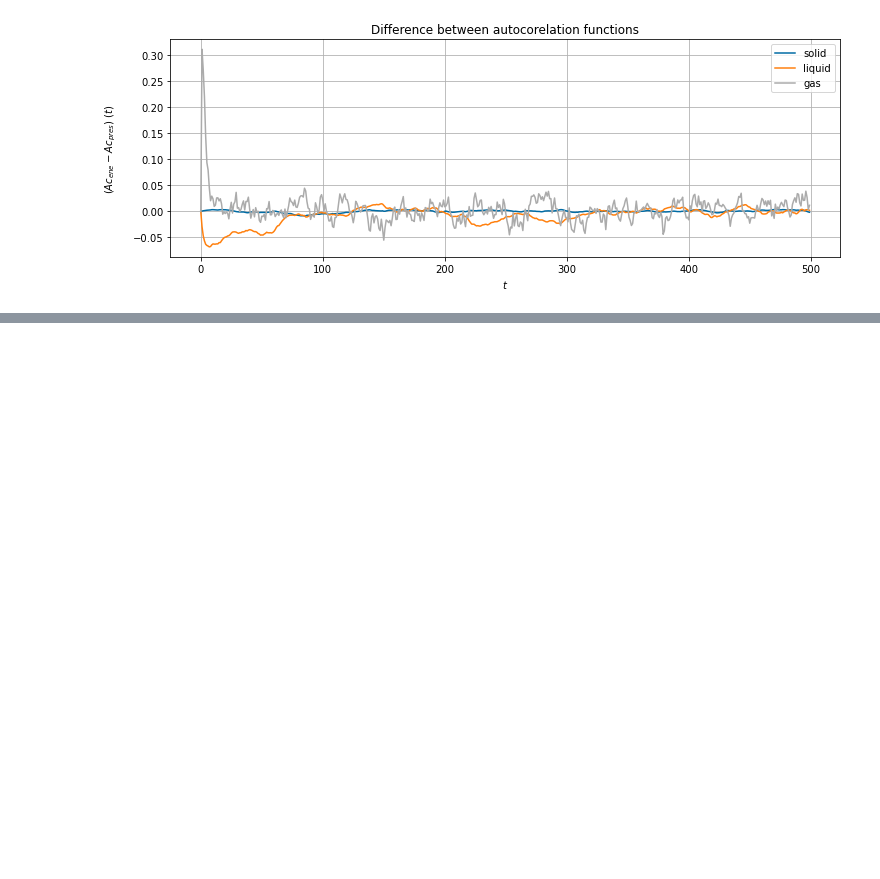
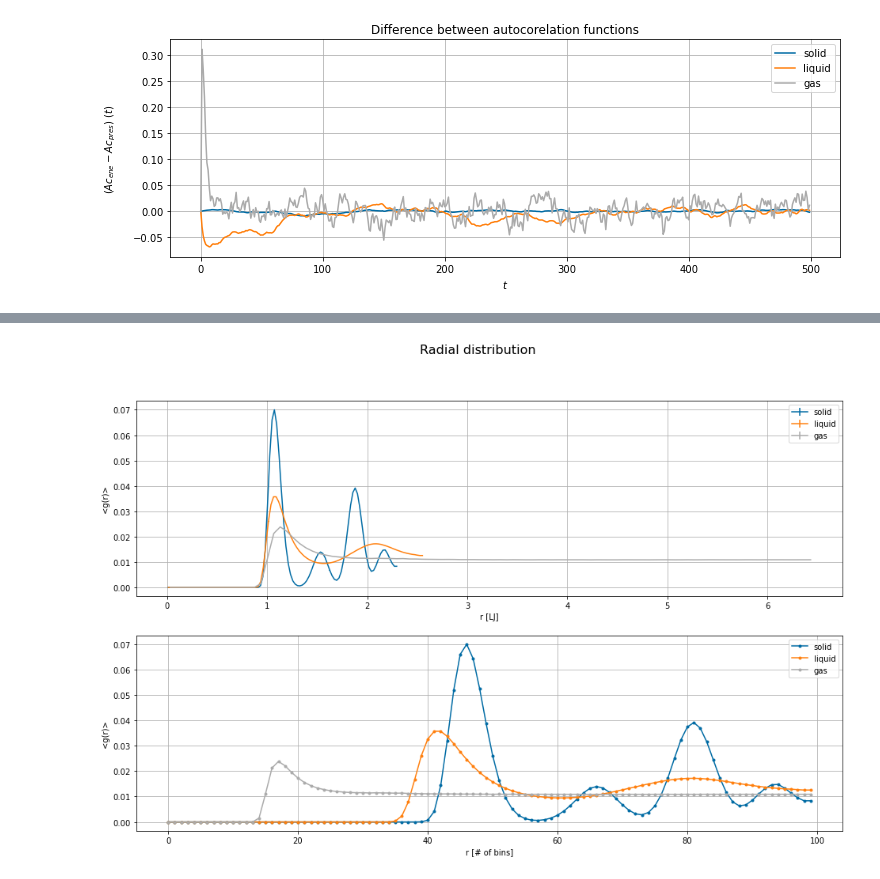
Before and after one commit to angelariva/Numerical-Simulation-Lab, a Jupyter notebook: exercise07/exercise07.ipynb, the cells around one changed output, grey strips where cells are left out. Drawn from its saved outputs; the diff is of its cells as text; code cells hidden in the pictures; blank space fills up the shorter version.

```diff
--- a/exercise07/exercise07.ipynb
+++ b/exercise07/exercise07.ipynb
@@ -241,21 +224,0 @@ pl.show()
-# %%
-pl.figure(figsize=(16,10))
-
-for k in range (2):
-    pl.subplot(2,1,k+1)
-    for state in lab_state:
-        g = np.loadtxt('ex7.4/'+ state + '/results/gave.dat')
-        r = np.loadtxt('ex7.4/' + state + '/results/binning.dat')
-        g_err = np.loadtxt('ex7.4/' + state + '/results/gerr.dat')
-        if k==0:
-            pl.errorbar(r[-1],g[-1],yerr=g_err[-1], label=state)
-            pl.xlabel("r [LJ]")
-        else:
-            pl.plot(g[-1], label=state, marker='.')
-            pl.xlabel("r [# of blocks]")
-
-    pl.legend(loc='best')
-    pl.grid(True)
-    pl.ylabel("<g(r)>")
-pl.suptitle("Radial distribution", size='16')
-pl.show()
@@ -317,0 +286,23 @@ pl.show()
+# %%
+pl.figure(figsize=(16,10))
+
+for k in range (2):
+    pl.subplot(2,1,k+1)
+    for state in lab_state:
+        g = np.loadtxt('ex7.2/'+ state + '/results/gave.dat')
+        r = np.loadtxt('ex7.2/' + state + '/results/binning.dat')
+        g_err = np.loadtxt('ex7.2/' + state + '/results/gerr.dat')
+        if k==0:
+            pl.errorbar(r[-1],g[-1],yerr=g_err[-1], label=state)
+            pl.xlabel("r [LJ]")
+        else:
+            pl.plot(g[-1], label=state, marker='.')
+            pl.xlabel("r [# of bins]")
+
+    pl.legend(loc='best')
+    pl.grid(True)
+    pl.ylabel("<g(r)>")
+pl.suptitle("Radial distribution", size='16')
+pl.show()
+# %% [output]
+[figure, added]
```
Also changed, not shown: parts of 22 cells of this notebook.
